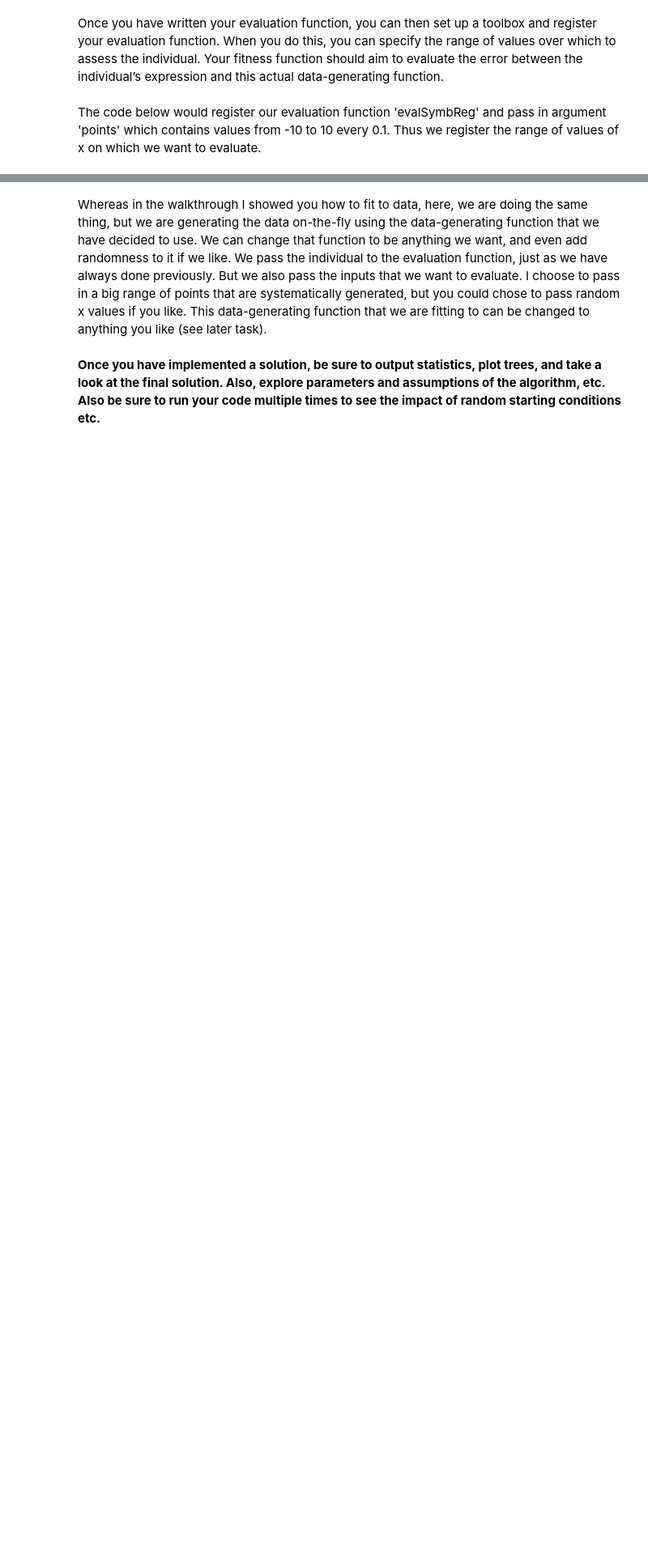
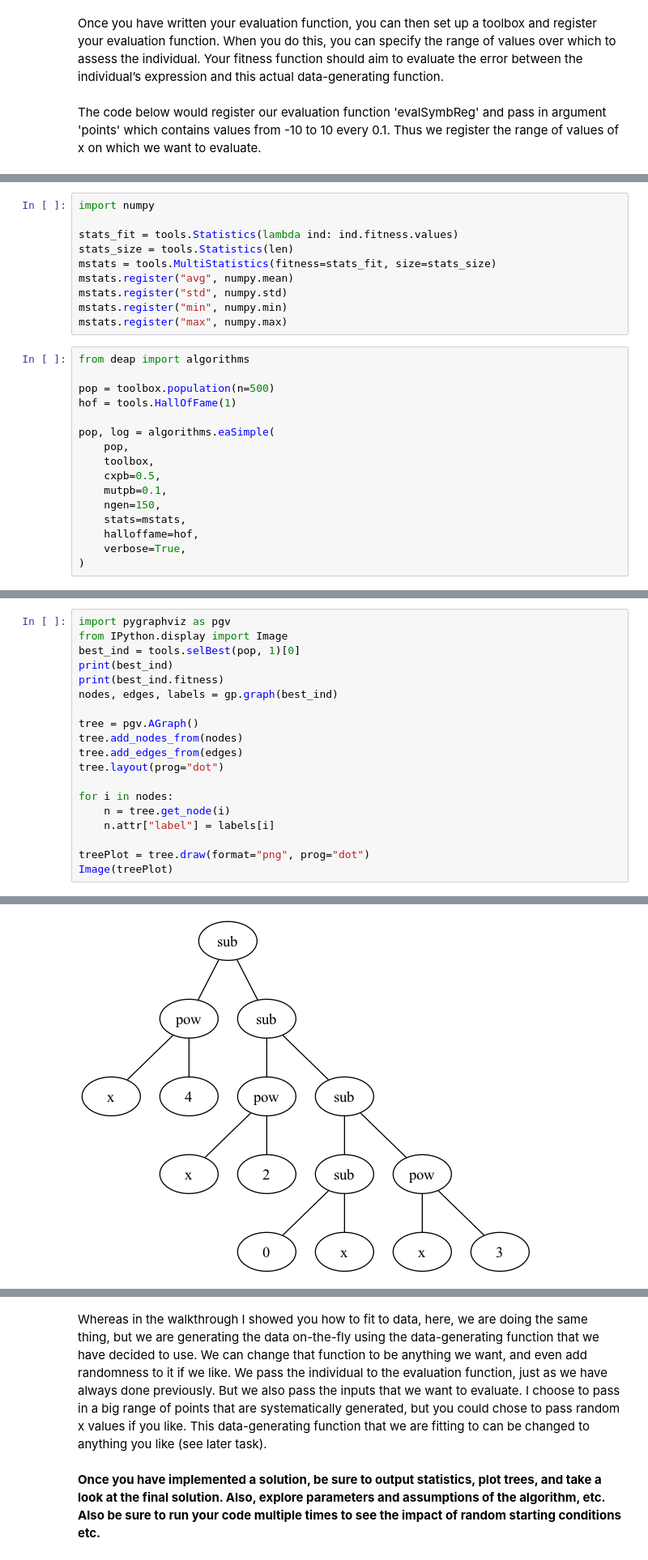
Before and after one commit to katie291100/evac-content, a Jupyter notebook: Week-4/EVAC_Workshop4_Workbook.ipynb, the cells around one changed output, grey strips where cells are left out. Shown at 81% size. Cells and saved outputs as stored; diff of their text form; blank space fills up the shorter version.

```diff
--- a/Week-4/EVAC_Workshop4_Workbook.ipynb
+++ b/Week-4/EVAC_Workshop4_Workbook.ipynb
@@ -45,0 +143,26 @@ toolbox.register("evaluate", evalSymbReg, points=[x/10. for x in range(-100,100)
+# %%
+import numpy
+
+stats_fit = tools.Statistics(lambda ind: ind.fitness.values)
+stats_size = tools.Statistics(len)
+mstats = tools.MultiStatistics(fitness=stats_fit, size=stats_size)
+mstats.register("avg", numpy.mean)
+mstats.register("std", numpy.std)
+mstats.register("min", numpy.min)
+mstats.register("max", numpy.max)
+# %%
+from deap import algorithms
+
+pop = toolbox.population(n=500)
+hof = tools.HallOfFame(1)
+
+pop, log = algorithms.eaSimple(
+    pop,
+    toolbox,
+    cxpb=0.5,
+    mutpb=0.1,
+    ngen=150,
+    stats=mstats,
+    halloffame=hof,
+    verbose=True,
+)
@@ -45,0 +187,20 @@ toolbox.register("evaluate", evalSymbReg, points=[x/10. for x in range(-100,100)
+# %%
+import pygraphviz as pgv
+from IPython.display import Image
+best_ind = tools.selBest(pop, 1)[0]
+print(best_ind)
+print(best_ind.fitness)
+nodes, edges, labels = gp.graph(best_ind)
+
+tree = pgv.AGraph()
+tree.add_nodes_from(nodes)
+tree.add_edges_from(edges)
+tree.layout(prog="dot")
+
+for i in nodes:
+    n = tree.get_node(i)
+    n.attr["label"] = labels[i]
+
+treePlot = tree.draw(format="png", prog="dot")
+Image(treePlot)
+# %% [output]
@@ -45,0 +209 @@ toolbox.register("evaluate", evalSymbReg, points=[x/10. for x in range(-100,100)
+[figure, added]
```
Also changed, not shown: parts of 9 cells of this notebook, 7 other files.
